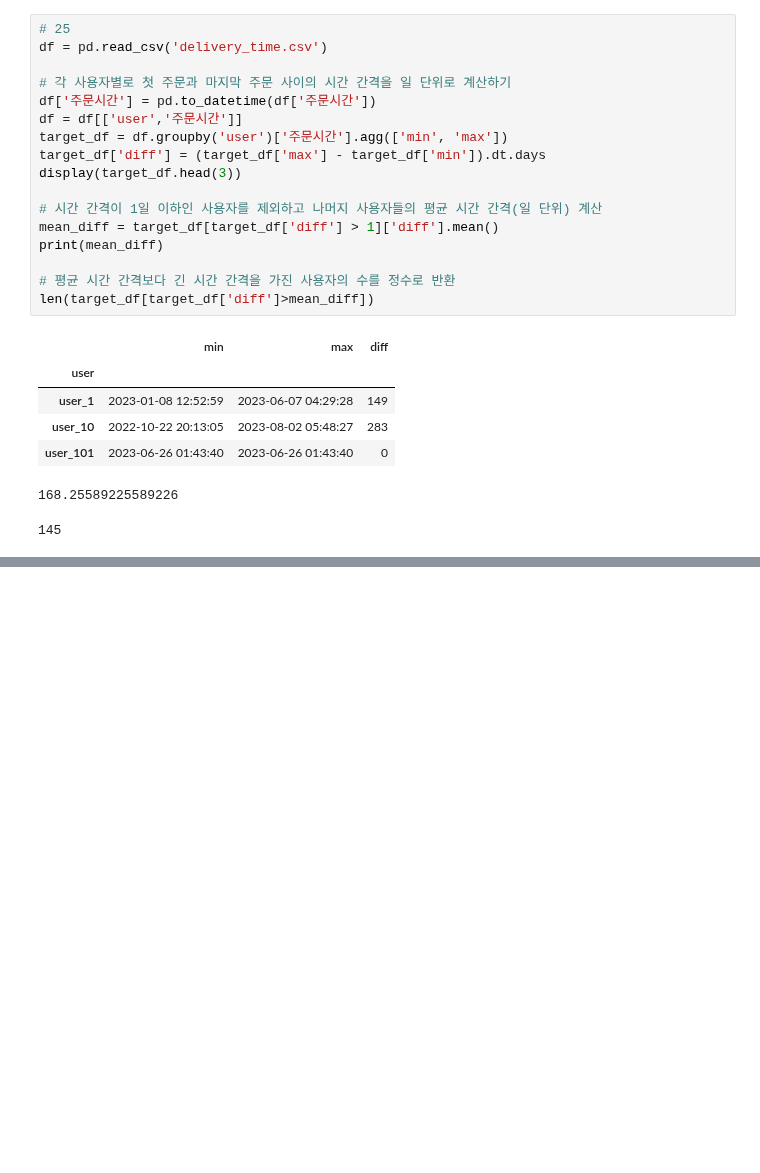
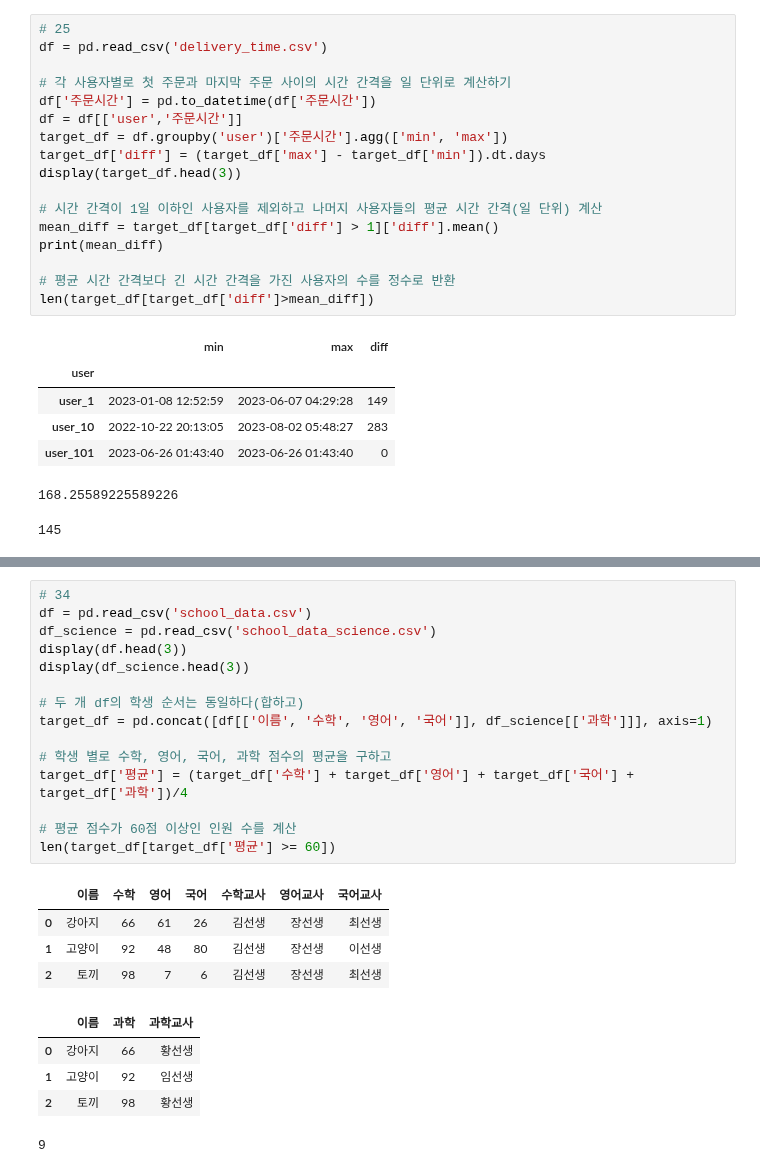
Before and after one commit to YoungriKIM/Engineer_Big_Data_Analysis, a Jupyter notebook: 퇴근후딴짓/part1/ch3/selfstudy.ipynb, the cells around one changed output, grey strips where cells are left out. Saved outputs shown, nothing was run; the diff lists cells and outputs as text; blank space fills up the shorter version.

```diff
--- a/퇴근후딴짓/part1/ch3/selfstudy.ipynb
+++ b/퇴근후딴짓/part1/ch3/selfstudy.ipynb
@@ -638,0 +778,25 @@ df = df[['주문시간', '앱종류', '결제종류']]
+# %%
+# 34
+df = pd.read_csv('school_data.csv')
+df_science = pd.read_csv('school_data_science.csv')
+display(df.head(3))
+display(df_science.head(3))
+
+# 두 개 df의 학생 순서는 동일하다(합하고)
+target_df = pd.concat([df[['이름', '수학', '영어', '국어']], df_science[['과학']]], axis=1)
+
+# 학생 별로 수학, 영어, 국어, 과학 점수의 평균을 구하고
+target_df['평균'] = (target_df['수학'] + target_df['영어'] + target_df['국어'] + target_df['과학'])/4
+
+# 평균 점수가 60점 이상인 인원 수를 계산
+len(target_df[target_df['평균'] >= 60])
+# %% [output]
+|  | 이름 | 수학 | 영어 | 국어 | 수학교사 | 영어교사 | 국어교사 |
+| 0 | 강아지 | 66 | 61 | 26 | 김선생 | 장선생 | 최선생 |
+| 1 | 고양이 | 92 | 48 | 80 | 김선생 | 장선생 | 이선생 |
+| 2 | 토끼 | 98 | 7 | 6 | 김선생 | 장선생 | 최선생 |
+|  | 이름 | 과학 | 과학교사 |
+| 0 | 강아지 | 66 | 황선생 |
+| 1 | 고양이 | 92 | 임선생 |
+| 2 | 토끼 | 98 | 황선생 |
+9
```
Also changed, not shown: parts of 9 cells of this notebook, 1 other file.
